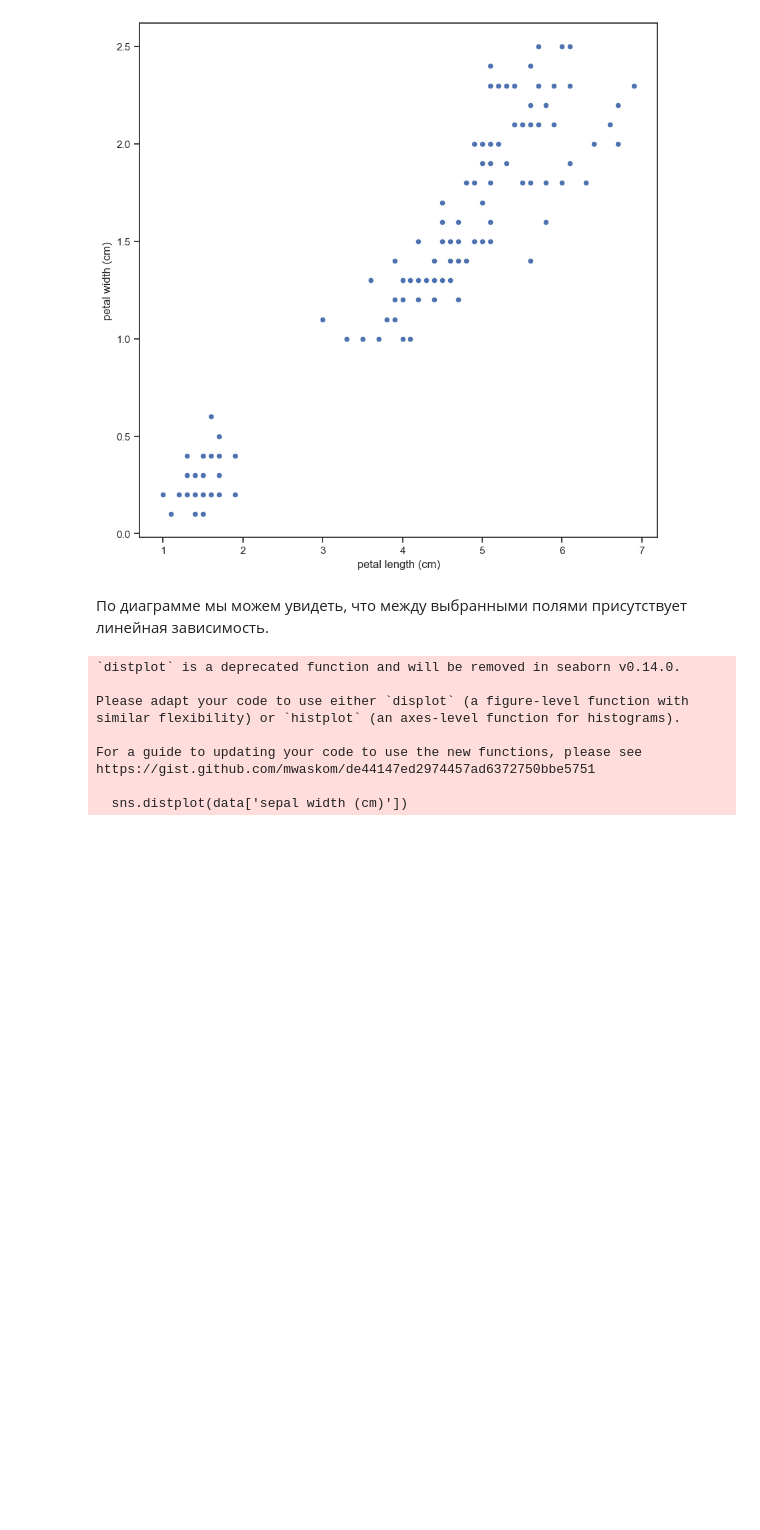
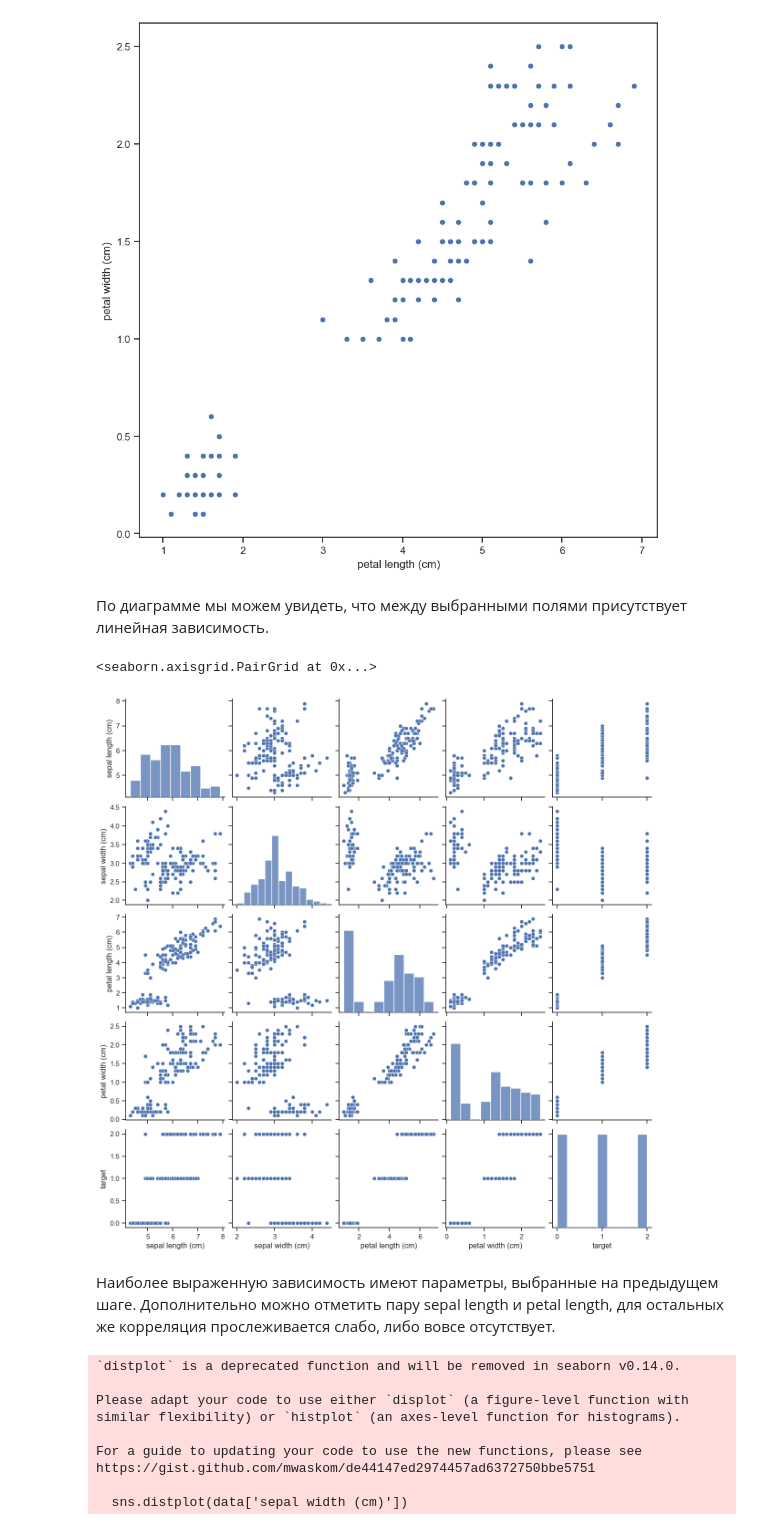
Before and after one commit to TrupacOff/TMO_course_2026, a Jupyter notebook: PK_1.ipynb, the cells around one changed output. Drawn from its saved outputs; the diff is of its cells as text; code cells hidden in the pictures; blank space fills up the shorter version.

```diff
--- a/PK_1.ipynb
+++ b/PK_1.ipynb
@@ -43,6 +49,14 @@ sns.scatterplot(ax=ax, x='petal length (cm)', y='petal width (cm)', data=data)
 [figure]
 # %% [markdown]
 По диаграмме мы можем увидеть, что между выбранными полями присутствует линейная зависимость.
+# %%
+#Посмотрим "парные диаграммы" для всего набора данных
+sns.pairplot(data)
+# %% [output]
+<seaborn.axisgrid.PairGrid at 0x...>
+[figure, added]
+# %% [markdown]
+Наиболее выраженную зависимость имеют параметры, выбранные на предыдущем шаге. Дополнительно можно отметить пару sepal length и petal length, для остальных же корреляция прослеживается слабо, либо вовсе отсутствует.
 # %%
 #Построим гистограмму для поля sepal width (cm).
 fig, ax = plt.subplots(figsize=(10,10))
```
Also changed, not shown: parts of 11 cells of this notebook.
